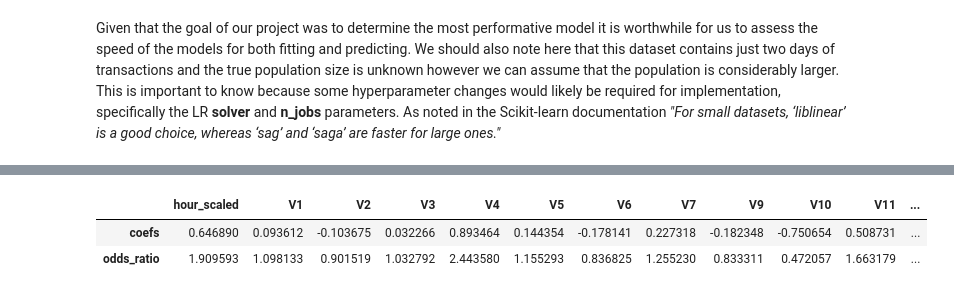
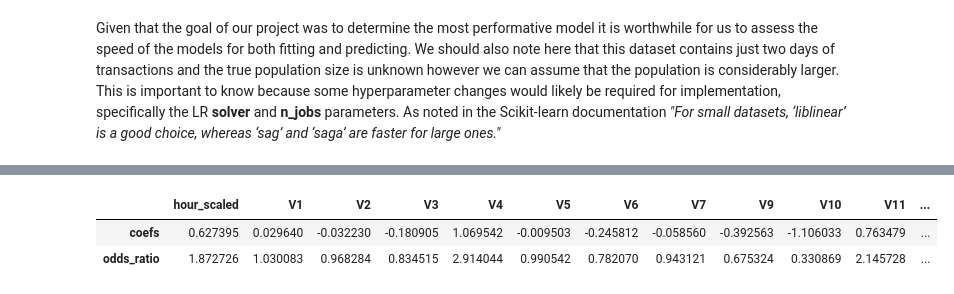
Before and after one commit to cristobalmitchell/CreditCardFraud, a Jupyter notebook: credit-card-fraud.ipynb, the cells around one changed output, grey strips where cells are left out. Saved outputs shown, nothing was run; the diff lists cells and outputs as text; code cells hidden in the pictures.

```diff
--- a/credit-card-fraud.ipynb
+++ b/credit-card-fraud.ipynb
@@ -973,10 +983,15 @@ While not in scope for our discussions there is a whole field of study around di
 # %%
-final_model = LogisticRegression(C=1.0721710683587817, penalty='l2', solver='lbfgs').fit(x_train,y_train)
+final_model = LogisticRegression(
+    C=3.9708955624042432,
+    penalty='l2',
+    solver='lbfgs',
+    random_state=seed
+).fit(x_train,y_train)
 coefs = pd.DataFrame(final_model.coef_,columns=x_train.columns, index=['coefs'])
 odds_ratios = pd.DataFrame(np.exp(final_model.coef_),columns=x_train.columns, index=['odds_ratio'])
 pd.concat([coefs,odds_ratios])
 # %% [output]
 |  | hour_scaled | V1 | V2 | V3 | V4 | V5 | V6 | V7 | V9 | V10 | V11 | ... |
-| coefs | 0.646890 | 0.093612 | -0.103675 | 0.032266 | 0.893464 | 0.144354 | -0.178141 | 0.227318 | -0.182348 | -0.750654 | 0.508731 | ... |
-| odds_ratio | 1.909593 | 1.098133 | 0.901519 | 1.032792 | 2.443580 | 1.155293 | 0.836825 | 1.255230 | 0.833311 | 0.472057 | 1.663179 | ... |
+| coefs | 0.627395 | 0.029640 | -0.032230 | -0.180905 | 1.069542 | -0.009503 | -0.245812 | -0.058560 | -0.392563 | -1.106033 | 0.763479 | ... |
+| odds_ratio | 1.872726 | 1.030083 | 0.968284 | 0.834515 | 2.914044 | 0.990542 | 0.782070 | 0.943121 | 0.675324 | 0.330869 | 2.145728 | ... |
 # %% [markdown]
```
Also changed, not shown: parts of 48 cells of this notebook.
